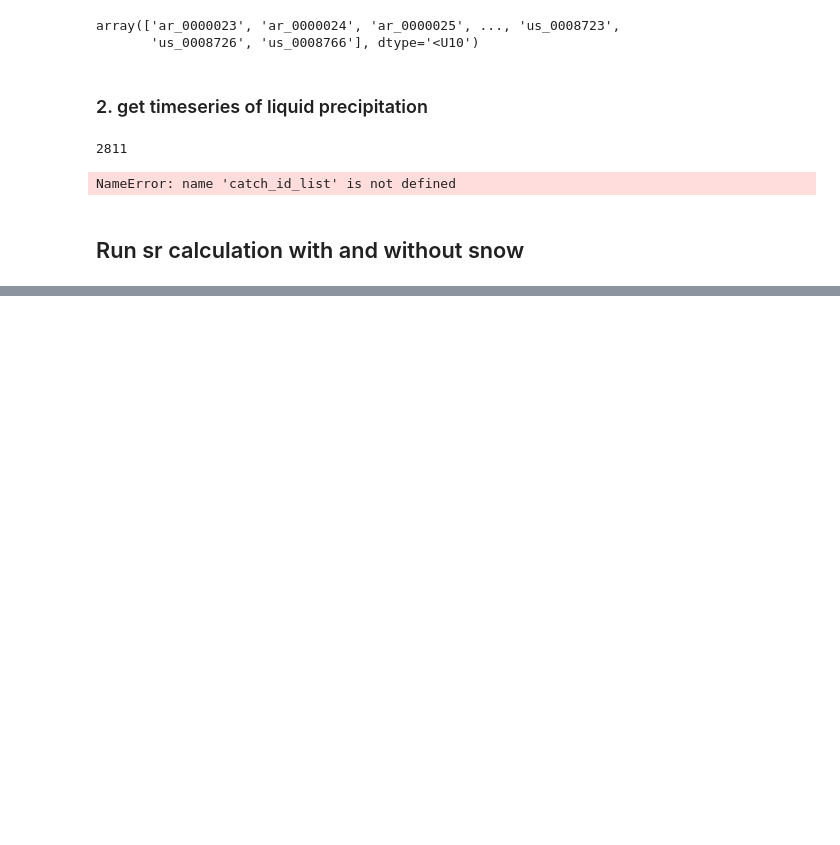
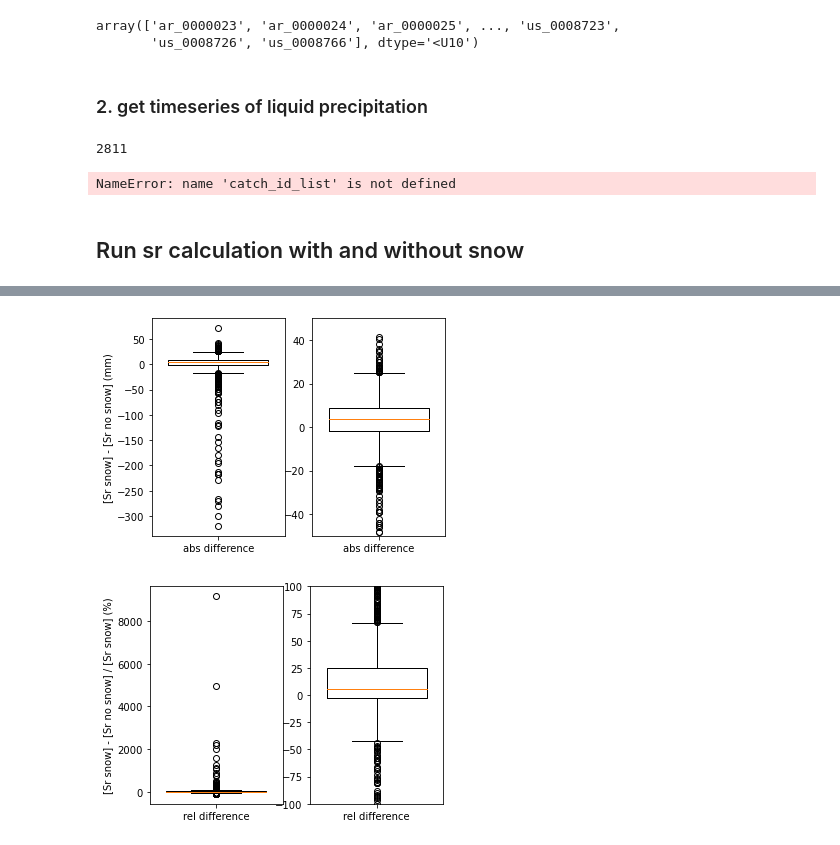
Before and after one commit to fvanoorschot/global_sr_module, a Jupyter notebook: run_script_snow.ipynb, the cells around one changed output, grey strips where cells are left out. Drawn from its saved outputs; the diff is of its cells as text; code cells hidden in the pictures; blank space fills up the shorter version.

```diff
--- a/run_script_snow.ipynb
+++ b/run_script_snow.ipynb
@@ -474,0 +492,34 @@ ax.set_ylim(0,800)
+# %%
+dabs = y-x
+drel = ((y-x)/x) * 100
+
+fig = plt.figure(figsize=(11,4))
+ax = fig.add_subplot(141)
+ax.boxplot([dabs])
+ax.set_xticklabels(['abs difference'])
+ax.set_xlim(0.9,1.1)
+ax.set_ylabel('[Sr snow] - [Sr no snow] (mm)')
+
+ax = fig.add_subplot(142)
+ax.boxplot([dabs])
+ax.set_xticklabels(['abs difference'])
+ax.set_xlim(0.9,1.1)
+ax.set_ylim(-50,50)
+fig.savefig(f'{work_dir}/output/figures/snow/boxplots_absdiff_snow_nosnow.jpg',dpi=300,bbox_inches='tight')
+
+fig = plt.figure(figsize=(11,4))
+ax = fig.add_subplot(141)
+ax.boxplot([drel])
+ax.set_xlim(0.9,1.1)
+ax.set_xticklabels(['rel difference'])
+ax.set_ylabel('[Sr snow] - [Sr no snow] / [Sr snow] (%)')
+
+ax = fig.add_subplot(142)
+ax.boxplot([drel])
+ax.set_xticklabels(['rel difference'])
+ax.set_xlim(0.9,1.1)
+ax.set_ylim(-100,100)
+fig.savefig(f'{work_dir}/output/figures/snow/boxplots_reldiff_snow_nosnow.jpg',dpi=300,bbox_inches='tight')
+# %% [output]
+[figure, added]
+[figure, added]
```
Also changed, not shown: parts of 20 cells of this notebook, 2 other files.
